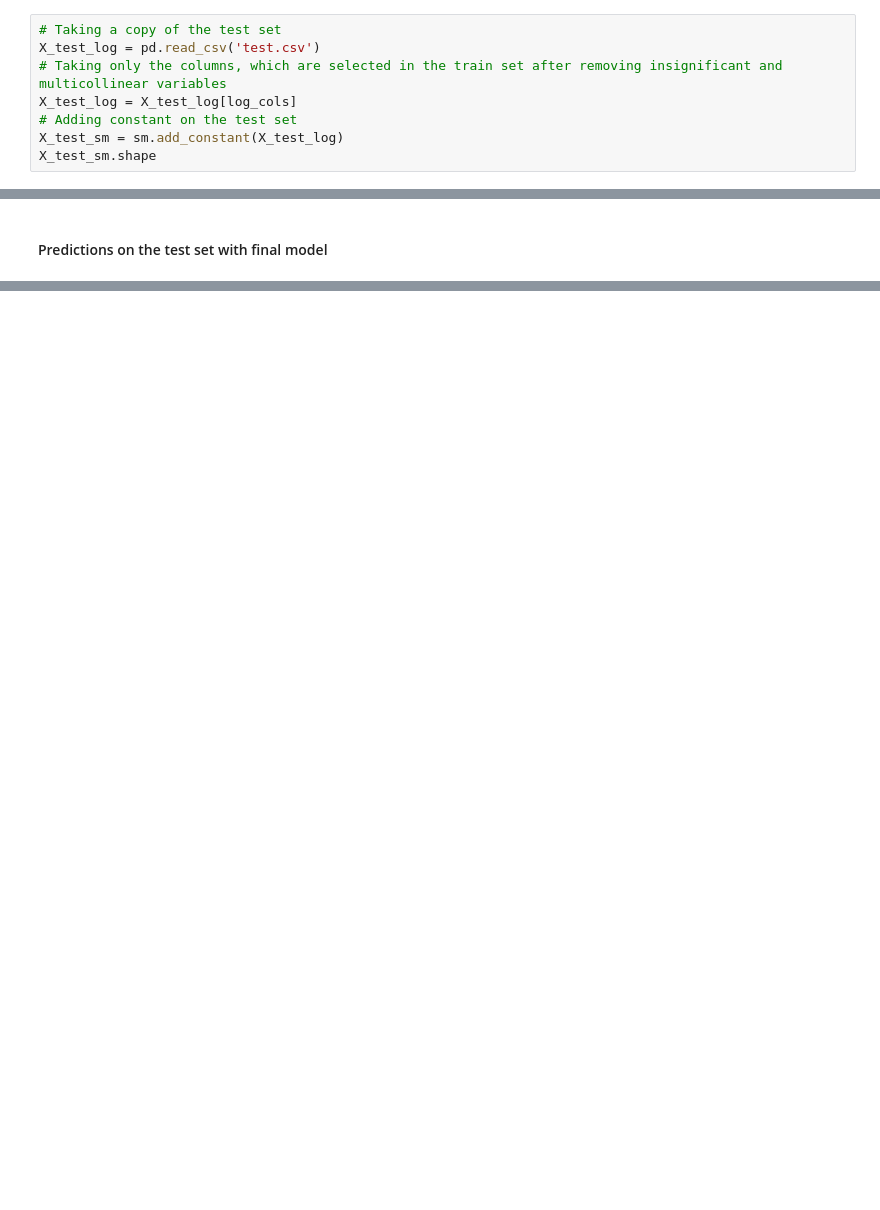
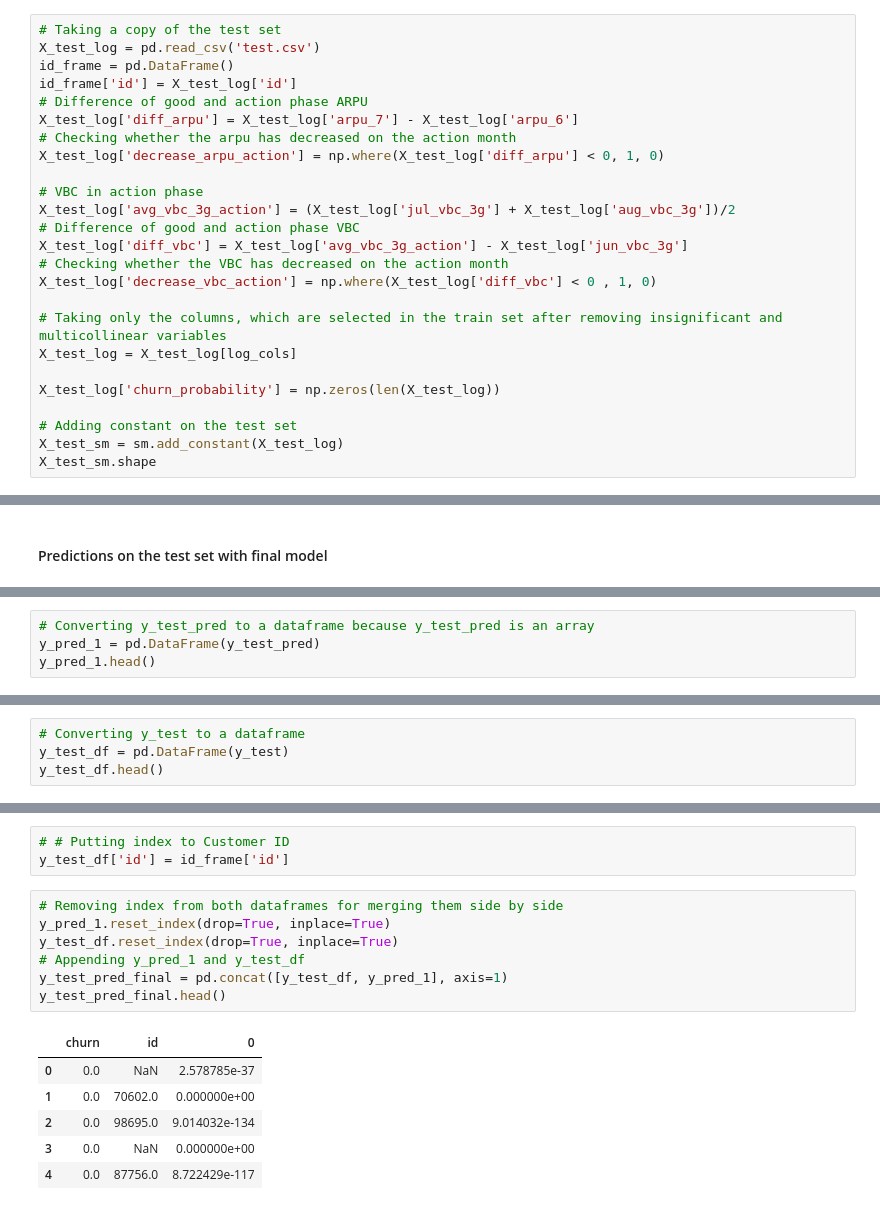
Before and after one commit to VibingSoul/TelecomChurnCase, a Jupyter notebook: TelecomChurn.ipynb, the cells around one changed output, grey strips where cells are left out. Drawn from its saved outputs; the diff is of its cells as text; blank space fills up the shorter version.

```diff
--- a/TelecomChurn.ipynb
+++ b/TelecomChurn.ipynb
@@ -1884,8 +1865,25 @@ log_cols.remove('decrease_vbc_action')
 # %%
 # Taking a copy of the test set
 X_test_log = pd.read_csv('test.csv')
+id_frame = pd.DataFrame()
+id_frame['id'] = X_test_log['id']
+# Difference of good and action phase ARPU
+X_test_log['diff_arpu'] = X_test_log['arpu_7'] - X_test_log['arpu_6']
+# Checking whether the arpu has decreased on the action month
+X_test_log['decrease_arpu_action'] = np.where(X_test_log['diff_arpu'] < 0, 1, 0)
+
+# VBC in action phase
+X_test_log['avg_vbc_3g_action'] = (X_test_log['jul_vbc_3g'] + X_test_log['aug_vbc_3g'])/2
+# Difference of good and action phase VBC
+X_test_log['diff_vbc'] = X_test_log['avg_vbc_3g_action'] - X_test_log['jun_vbc_3g']
+# Checking whether the VBC has decreased on the action month
+X_test_log['decrease_vbc_action'] = np.where(X_test_log['diff_vbc'] < 0 , 1, 0)
+
 # Taking only the columns, which are selected in the train set after removing insignificant and multicollinear variables
 X_test_log = X_test_log[log_cols]
+
+X_test_log['churn_probability'] = np.zeros(len(X_test_log))
+
 # Adding constant on the test set
 X_test_sm = sm.add_constant(X_test_log)
 X_test_sm.shape
@@ -1901,0 +1905,4 @@ ValueError: shapes (30000,11) and (14,) not aligned: 11 (dim 1) != 14 (dim 0)
+# %%
+# Converting y_test_pred to a dataframe because y_test_pred is an array
+y_pred_1 = pd.DataFrame(y_test_pred)
+y_pred_1.head()
@@ -1901,0 +1916,4 @@ ValueError: shapes (30000,11) and (14,) not aligned: 11 (dim 1) != 14 (dim 0)
+# %%
+# Converting y_test to a dataframe
+y_test_df = pd.DataFrame(y_test)
+y_test_df.head()
@@ -1901,0 +1927,17 @@ ValueError: shapes (30000,11) and (14,) not aligned: 11 (dim 1) != 14 (dim 0)
+# %%
+# # Putting index to Customer ID
+y_test_df['id'] = id_frame['id']
+# %%
+# Removing index from both dataframes for merging them side by side
+y_pred_1.reset_index(drop=True, inplace=True)
+y_test_df.reset_index(drop=True, inplace=True)
+# Appending y_pred_1 and y_test_df
+y_test_pred_final = pd.concat([y_test_df, y_pred_1], axis=1)
+y_test_pred_final.head()
+# %% [output]
+|  | churn | id | 0 |
+| 0 | 0.0 | NaN | 2.578785e-37 |
+| 1 | 0.0 | 70602.0 | 0.000000e+00 |
+| 2 | 0.0 | 98695.0 | 9.014032e-134 |
+| 3 | 0.0 | NaN | 0.000000e+00 |
+| 4 | 0.0 | 87756.0 | 8.722429e-117 |
```
Also changed, not shown: parts of 52 cells of this notebook, 2 other files.
